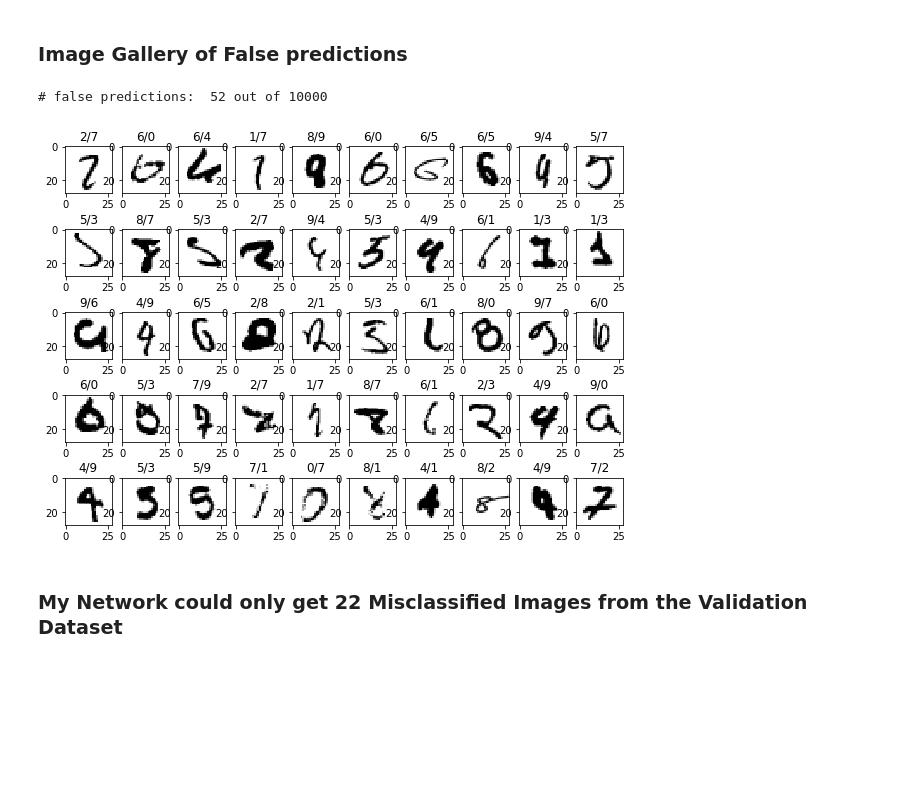
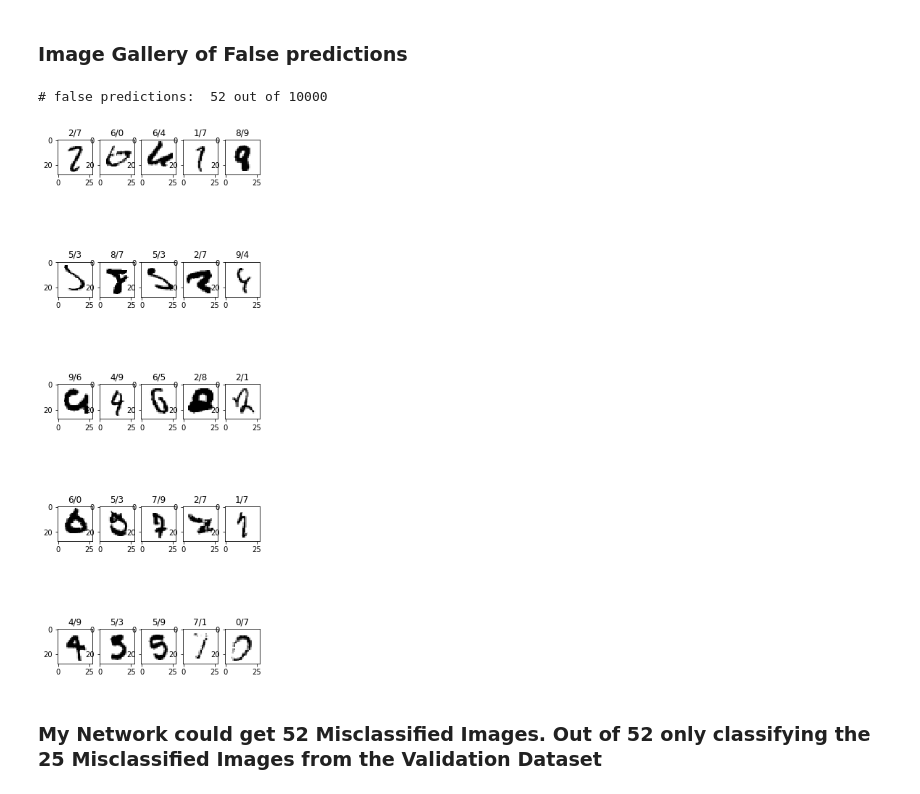
Before and after one commit to vinayakumarvs/EVA, a Jupyter notebook: Assignment 5/Assignment_5.ipynb, the cells around one changed output. Cells and saved outputs as stored; diff of their text form; code cells hidden in the pictures; blank space fills up the shorter version.

```diff
--- a/Assignment 5/Assignment_5.ipynb
+++ b/Assignment 5/Assignment_5.ipynb
@@ -210,30 +210,30 @@ print(score)
 # %%
 import matplotlib.cm as cm
 
 def one_hot_to_dense(labels_one_hot):
     return np.argmax(labels_one_hot,1)
 
 y_valid_pred = model.predict(X_test, verbose=0)
 y_valid_pred_label = one_hot_to_dense(y_valid_pred)
 y_valid_label = one_hot_to_dense(Y_test)
 y_val_false_index = []
 
 for i in range(y_valid_label.shape[0]):
     if y_valid_pred_label[i] != y_valid_label[i]:
         y_val_false_index.append(i)
 
 print('# false predictions: ', len(y_val_false_index),'out of', len(Y_test))
-# Building Image Gallery of the 50 Predicted classes
-plt.figure(figsize=(10,15))
+# Building Image Gallery of the 30 Predicted classes
+plt.figure(figsize=(5,15))
 for j in range(0,5):
-    for i in range(0,10):
+    for i in range(0,5):
         if j*10+i<len(y_val_false_index):
-            plt.subplot(10,10,j*10+i+1)
+            plt.subplot(5,5,j*5+i+1)
             plt.title('%d/%d'%(y_valid_label[y_val_false_index[j*10+i]],
                                y_valid_pred_label[y_val_false_index[j*10+i]]))
             plt.imshow(X_test[y_val_false_index[j*10+i]].reshape(28,28),cmap=cm.binary)
 # %% [output]
 # false predictions:  52 out of 10000
-[figure, old version]
+[figure, new version]
 # %% [markdown]
-### My Network could only get 22 Misclassified Images from the Validation Dataset
+### My Network could get 52 Misclassified Images. Out of 52 only classifying the 25 Misclassified Images from the Validation Dataset
```
